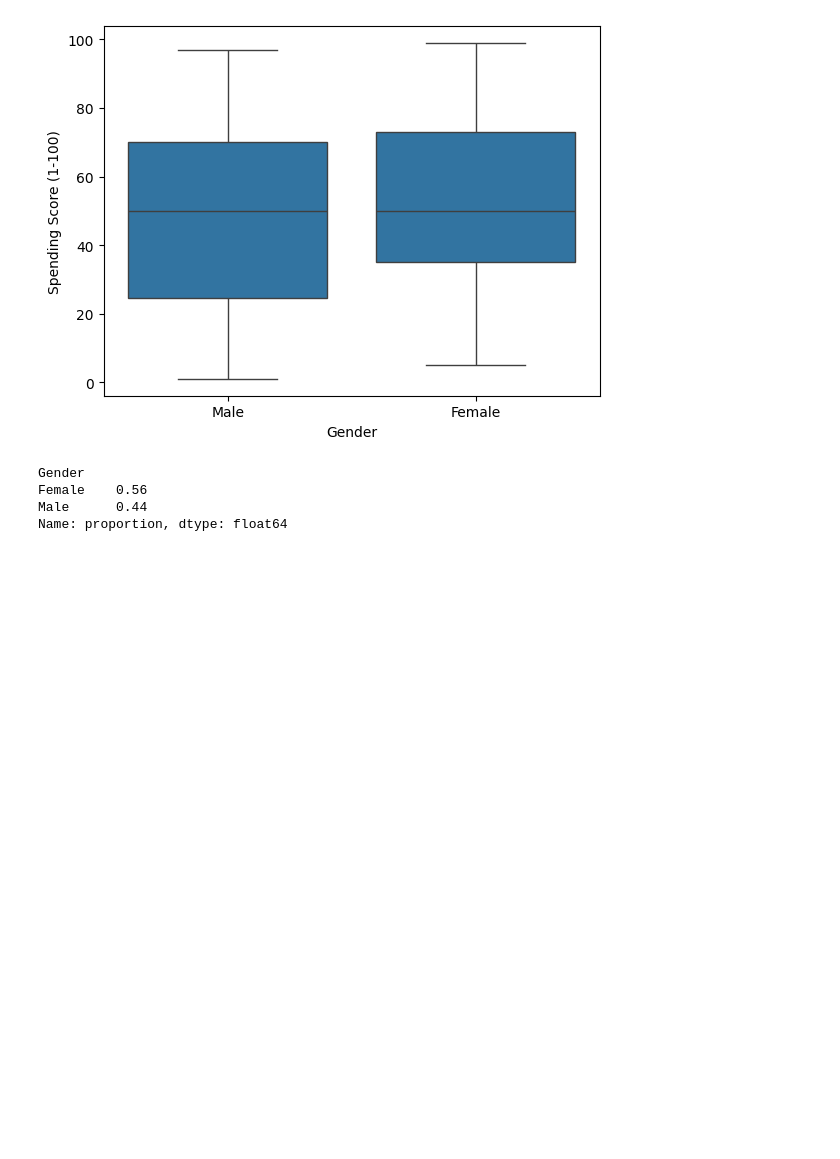
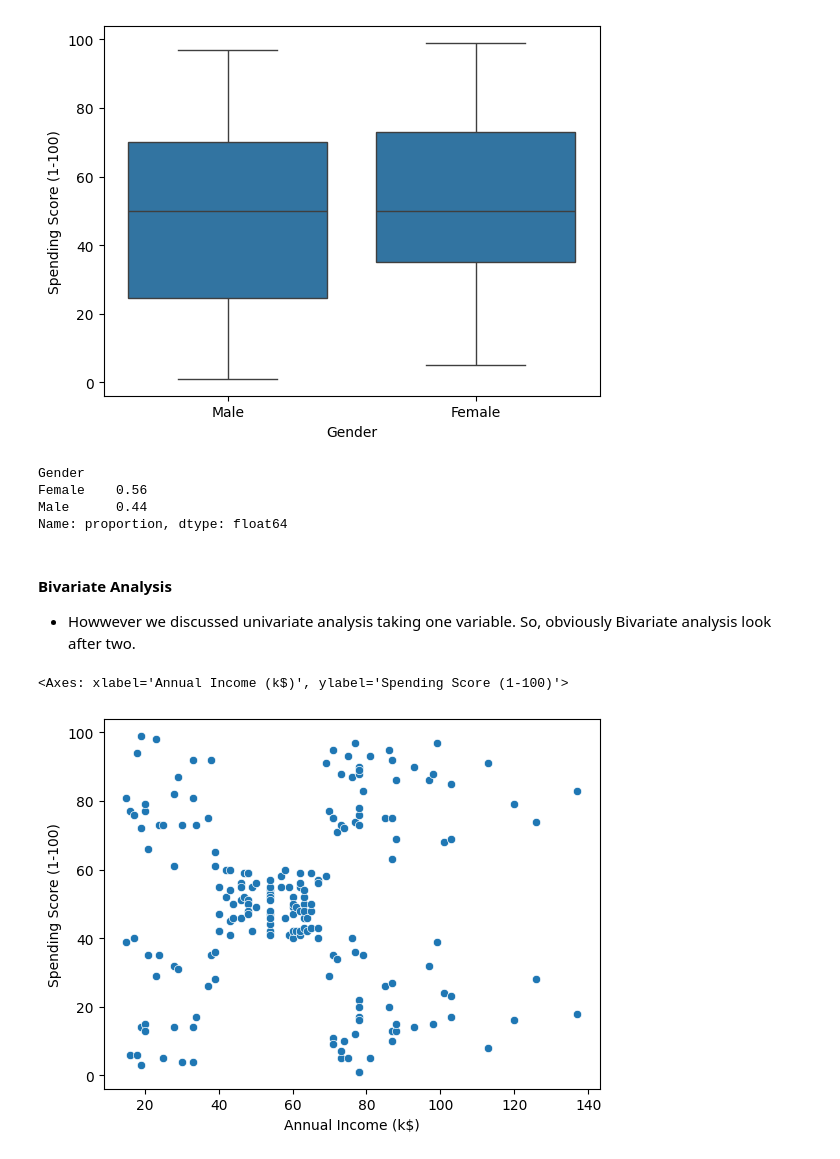
Before and after one commit to shakyaanjil/Customer-Segmentation-K-means, a Jupyter notebook: kmeans_clusters.ipynb, the cells around one changed output. Cells and saved outputs as stored; diff of their text form; code cells hidden in the pictures; blank space fills up the shorter version.

```diff
--- a/kmeans_clusters.ipynb
+++ b/kmeans_clusters.ipynb
@@ -88,3 +92,13 @@ Gender
 Female    0.56
 Male      0.44
 Name: proportion, dtype: float64
+# %% [markdown]
+#### Bivariate Analysis
+
+- Howwever we discussed univariate analysis taking one variable. So, obviously Bivariate analysis look after two.
+# %%
+# let's look after scatter
+sns.scatterplot(data=df, x = 'Annual Income (k$)', y = 'Spending Score (1-100)')
+# %% [output]
+<Axes: xlabel='Annual Income (k$)', ylabel='Spending Score (1-100)'>
+[figure, added]
```
Also changed, not shown: parts of 20 cells of this notebook.
